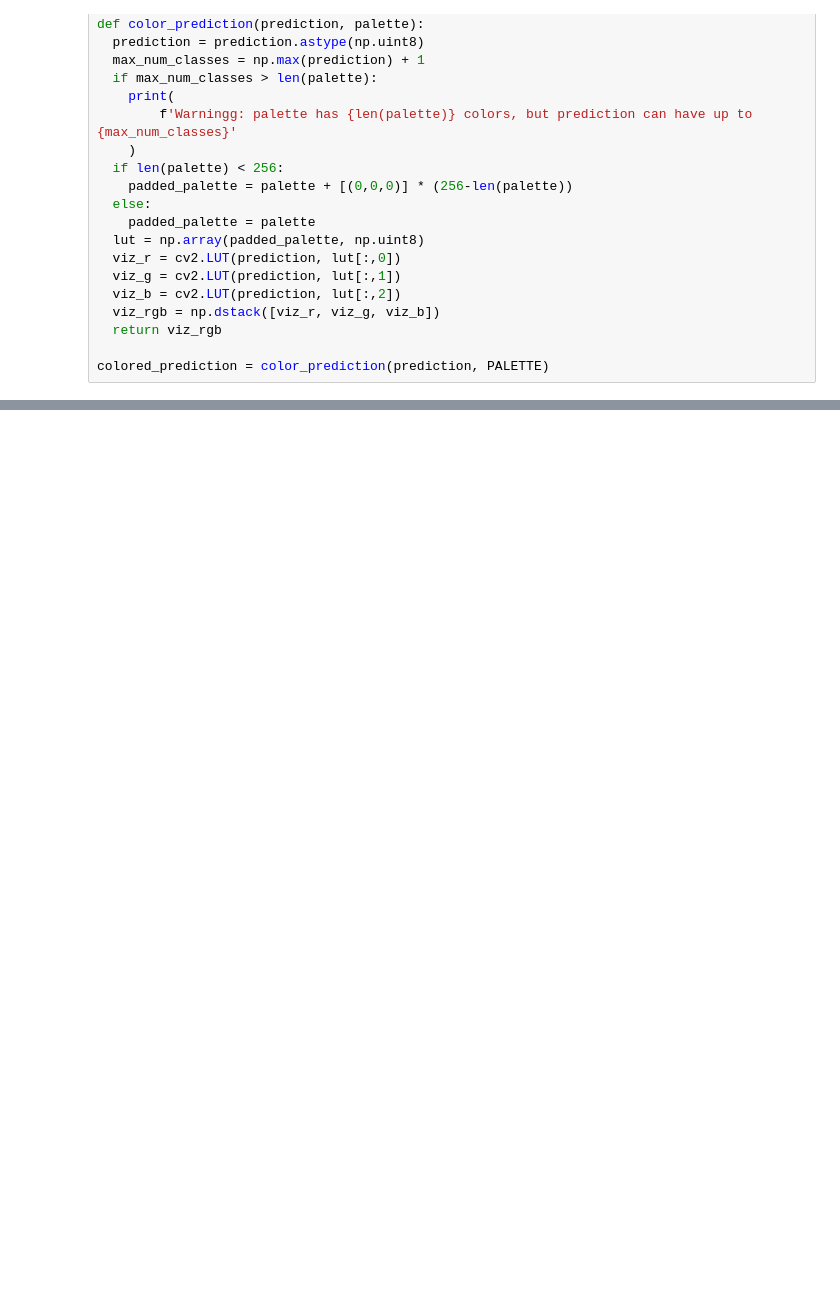
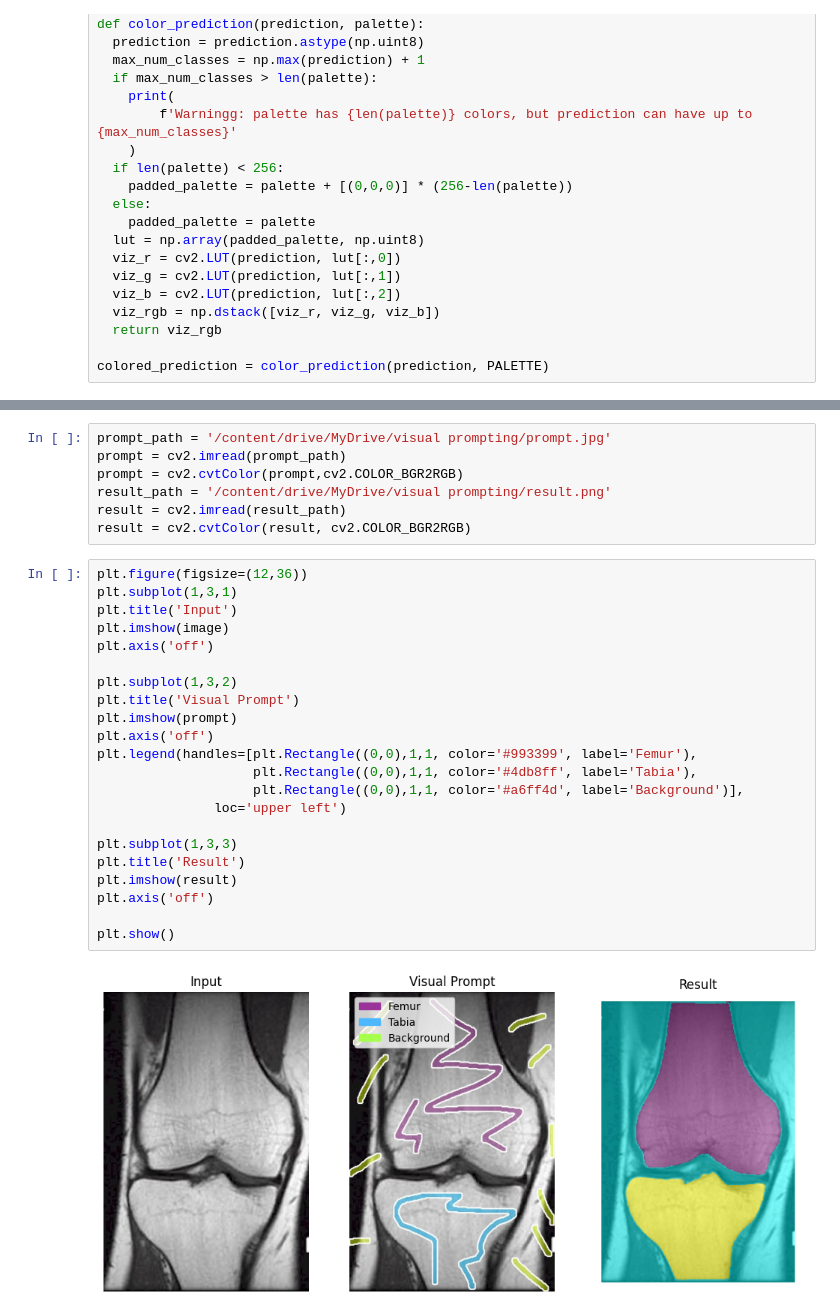
Before and after one commit to HungPham2002/Visual-Prompting-with_Landing.AI, a Jupyter notebook: Visual_Prompting.ipynb, the cells around one changed output, grey strips where cells are left out. Saved outputs shown, nothing was run; the diff lists cells and outputs as text; blank space fills up the shorter version.

```diff
--- a/Visual_Prompting.ipynb
+++ b/Visual_Prompting.ipynb
@@ -171,0 +171,31 @@ visualize_image(overlay, fig, ax)
+# %%
+prompt_path = '/content/drive/MyDrive/visual prompting/prompt.jpg'
+prompt = cv2.imread(prompt_path)
+prompt = cv2.cvtColor(prompt,cv2.COLOR_BGR2RGB)
+result_path = '/content/drive/MyDrive/visual prompting/result.png'
+result = cv2.imread(result_path)
+result = cv2.cvtColor(result, cv2.COLOR_BGR2RGB)
+# %%
+plt.figure(figsize=(12,36))
+plt.subplot(1,3,1)
+plt.title('Input')
+plt.imshow(image)
+plt.axis('off')
+
+plt.subplot(1,3,2)
+plt.title('Visual Prompt')
+plt.imshow(prompt)
+plt.axis('off')
+plt.legend(handles=[plt.Rectangle((0,0),1,1, color='#993399', label='Femur'),
+                    plt.Rectangle((0,0),1,1, color='#4db8ff', label='Tabia'),
+                    plt.Rectangle((0,0),1,1, color='#a6ff4d', label='Background')],
+               loc='upper left')
+
+plt.subplot(1,3,3)
+plt.title('Result')
+plt.imshow(result)
+plt.axis('off')
+
+plt.show()
+# %% [output]
+[figure, added]
```
Also changed, not shown: parts of 7 cells of this notebook.
